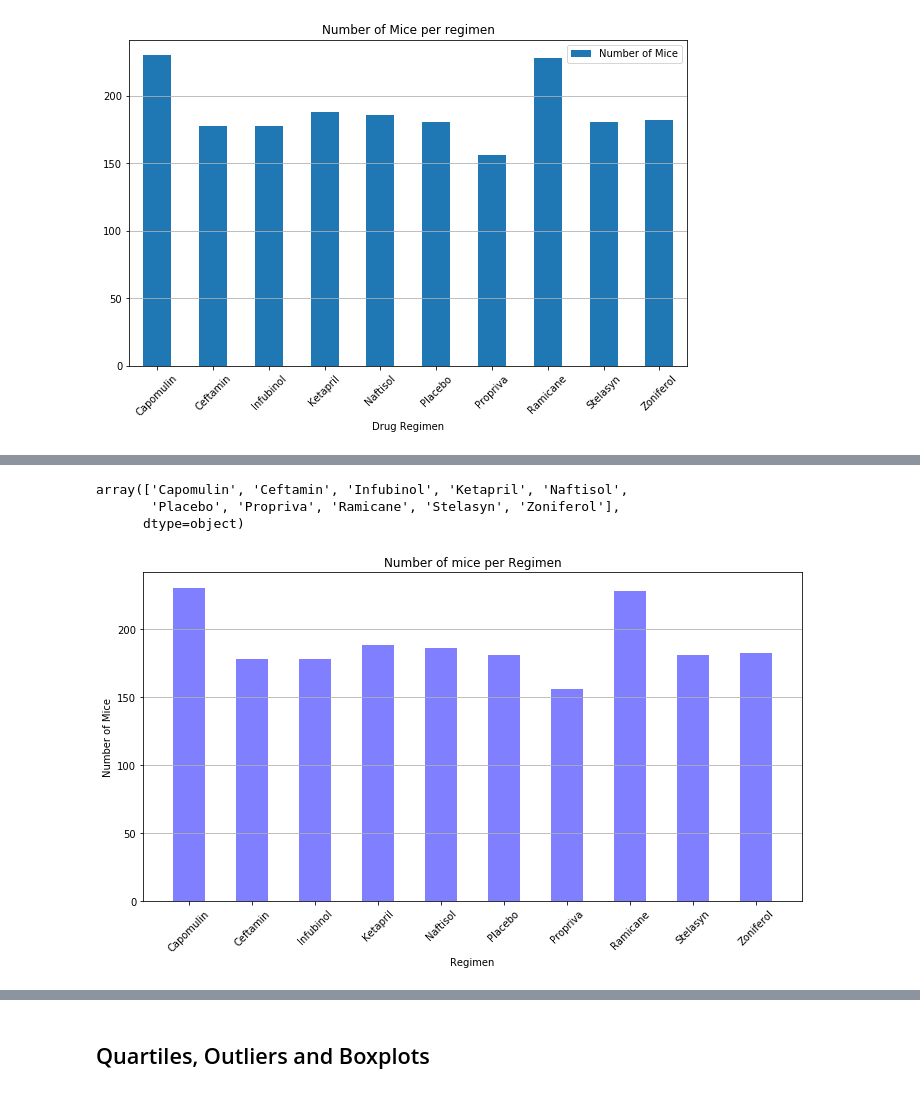
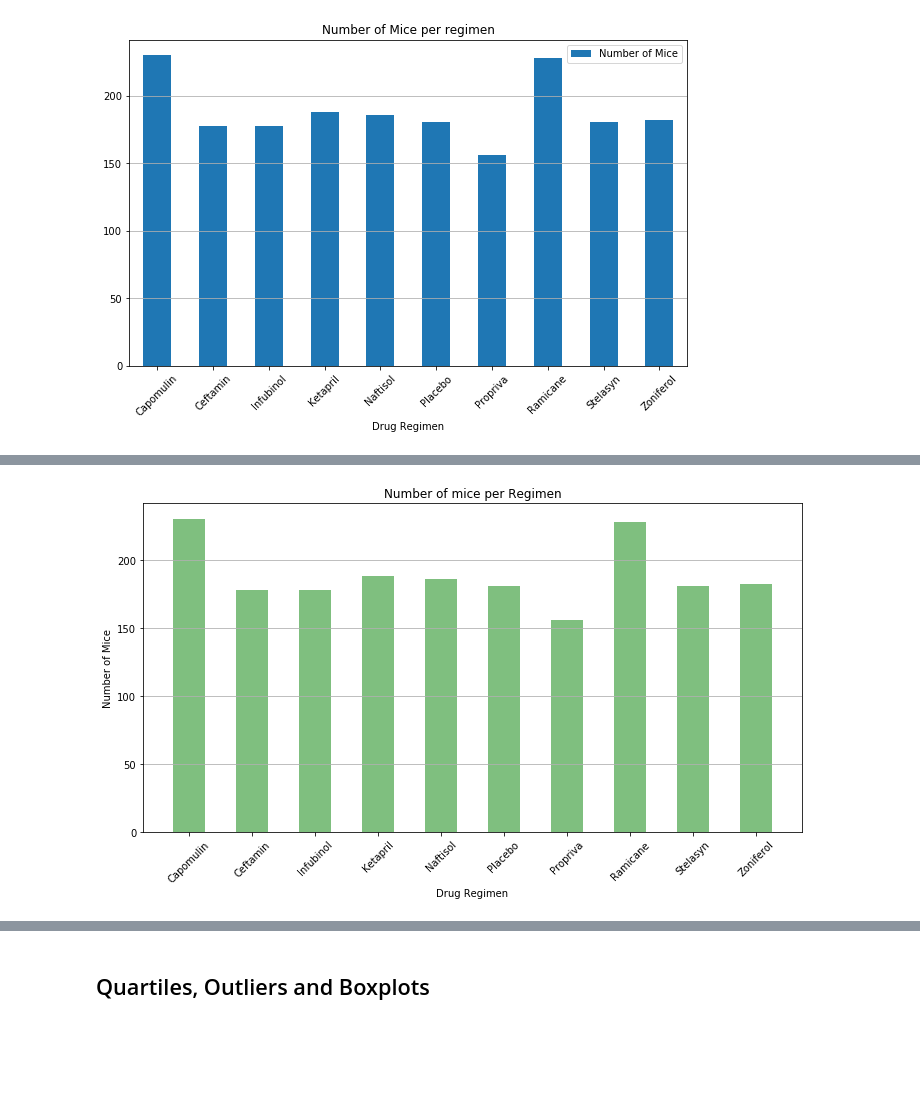
Before and after one commit to paulfhardy/matplotlib-challenge, a Jupyter notebook: pymaceuticals.ipynb, the cells around one changed output, grey strips where cells are left out. Drawn from its saved outputs; the diff is of its cells as text; code cells hidden in the pictures; blank space fills up the shorter version.

```diff
--- a/pymaceuticals.ipynb
+++ b/pymaceuticals.ipynb
@@ -219,23 +210,17 @@ mouse_study_groupby_df
-# %%
-mouse_study_groupby_df.index.values
-# %% [output]
-array(['Capomulin', 'Ceftamin', 'Infubinol', 'Ketapril', 'Naftisol',
-       'Placebo', 'Propriva', 'Ramicane', 'Stelasyn', 'Zoniferol'],
-      dtype=object)
 # %%
 # Generate a bar plot showing the total number of mice for each treatment throughout the course of the study using pyplot.
 
 x_axis = np.arange(len(mouse_study_groupby_df))
 tick_locations = [value for value in x_axis]
 plt.figure(figsize=(10,6))
-plt.bar(x_axis, mouse_study_groupby_df["Number of Mice"], color='b', alpha=0.5, align="center" , width = .5)
+plt.bar(x_axis, mouse_study_groupby_df["Number of Mice"], color= 'g', alpha=0.5, align="center" , width = .5)
 
 plt.xticks(tick_locations, mouse_study_groupby_df.index, rotation="45")
 plt.title("Number of mice per Regimen")
-plt.xlabel("Regimen")
+plt.xlabel("Drug Regimen")
 plt.ylabel("Number of Mice")
 plt.grid(axis = 'y')
 plt.tight_layout()
 plt.show()
 # %% [output]
-[figure, old version]
+[figure, new version]
```
Also changed, not shown: parts of 6 cells of this notebook.
